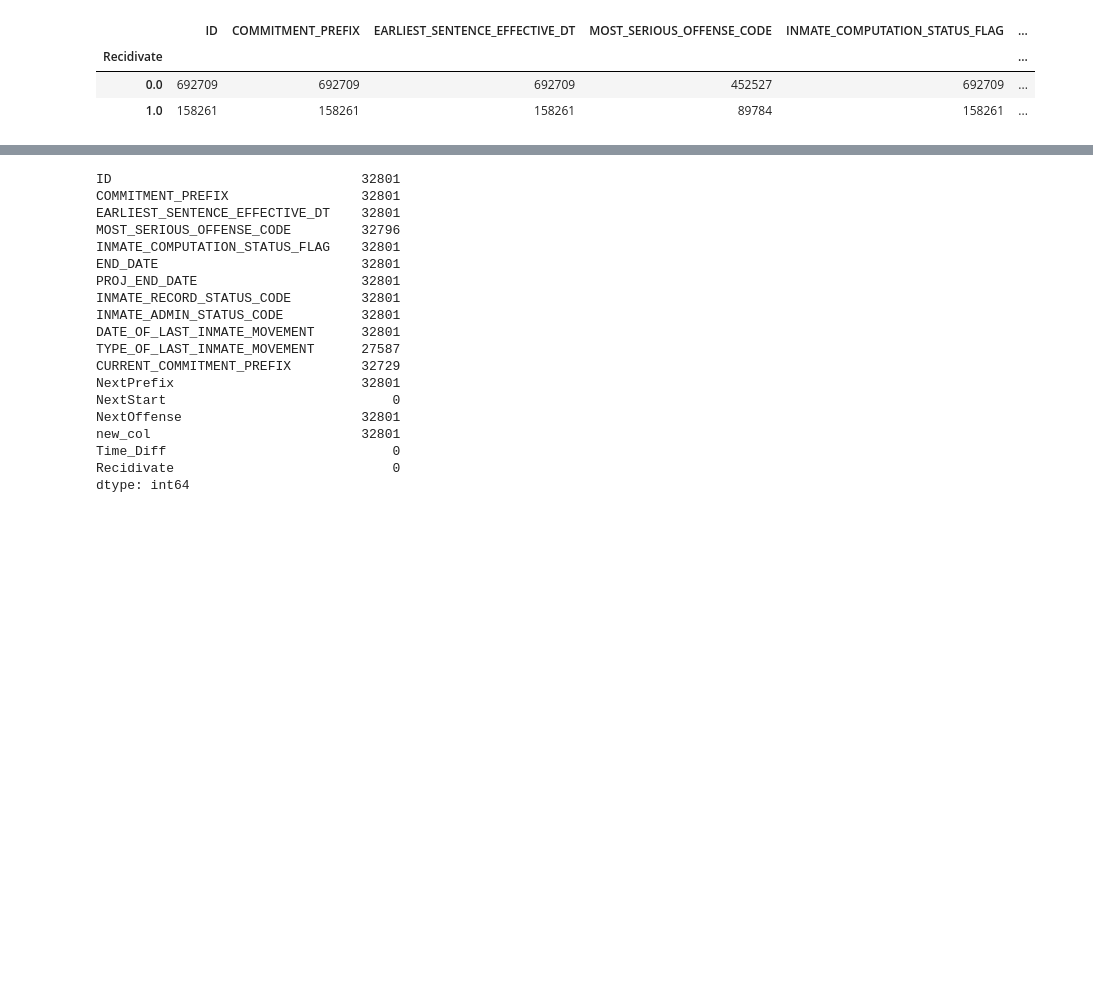
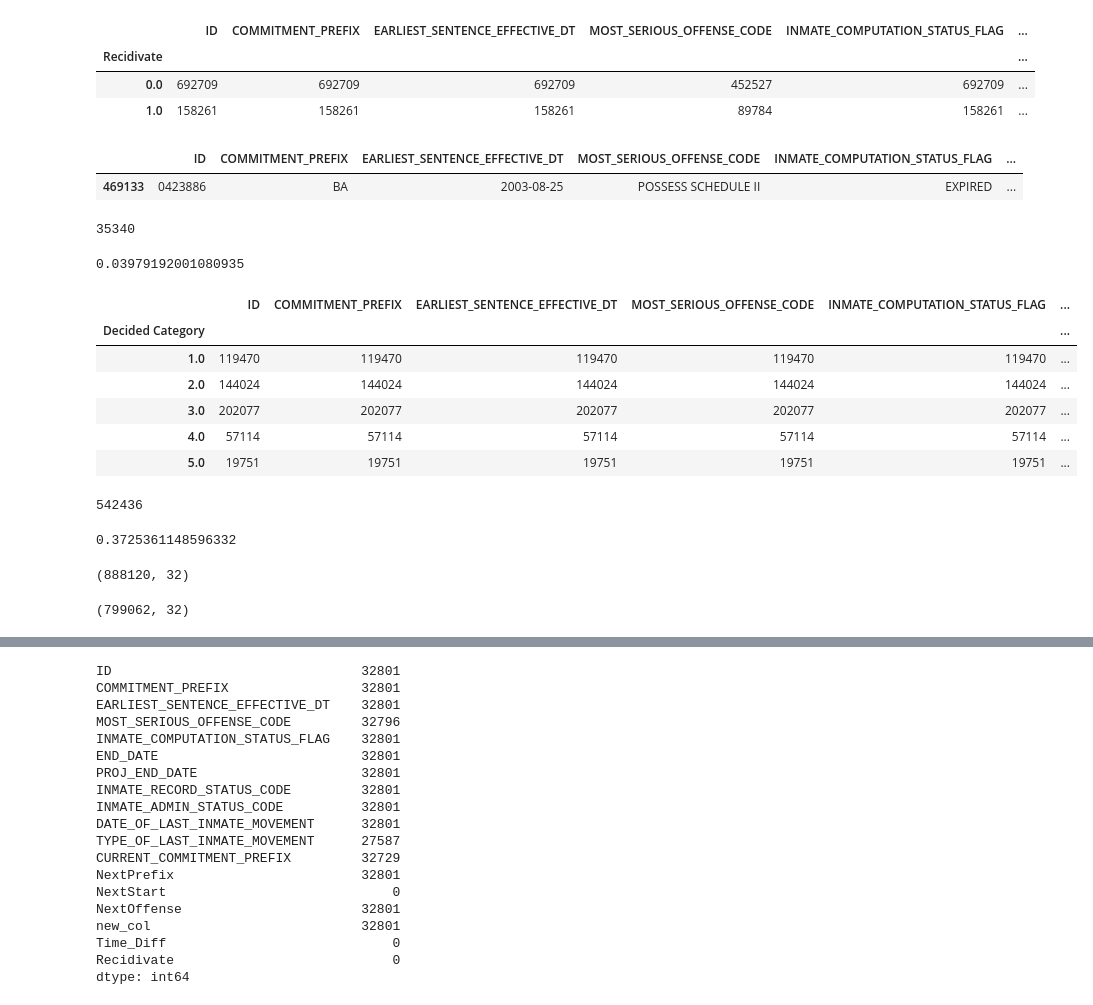
Before and after one commit to christi-liongson/covid_decarceration, a Jupyter notebook: files/build_dataset.ipynb, the cells around one changed output, grey strips where cells are left out. Drawn from its saved outputs; the diff is of its cells as text; code cells hidden in the pictures; blank space fills up the shorter version.

```diff
--- a/files/build_dataset.ipynb
+++ b/files/build_dataset.ipynb
@@ -575,0 +670,41 @@ dataset_flag.groupby('Recidivate').count()
+# %%
+dataset_with_offenses.sample()
+# %% [output]
+|  | ID | COMMITMENT_PREFIX | EARLIEST_SENTENCE_EFFECTIVE_DT | MOST_SERIOUS_OFFENSE_CODE | INMATE_COMPUTATION_STATUS_FLAG | ... |
+| 469133 | 0423886 | BA | 2003-08-25 | POSSESS SCHEDULE II | EXPIRED | ... |
+# %%
+# Accounting for observations:
+    # how many observations are missing a most serious offense code? this should be approximately 33% of the data
+    # of the remaining 66%, how many are missing "primary offense code" which comes from the offenses we coded up?
+    # of offenses that have most serious offense code, we are missing primary offense coded for ~4% of the data
+    # this makes sense, since we intentionally coded up offenses that accounted for 95% of our data
+#dataset_with_offenses['MOST_SERIOUS_OFFENSE_CODE'].isnull().sum()
+dataset_with_offenses[dataset_with_offenses['MOST_SERIOUS_OFFENSE_CODE'].notnull()]['Primary offense code'].isnull().sum()
+# %% [output]
+35340
+# %%
+35340/dataset_with_offenses.shape[0]
+# %% [output]
+0.03979192001080935
+# %%
+dataset_with_offenses.groupby('Decided Category').count()
+# %% [output]
+|  | ID | COMMITMENT_PREFIX | EARLIEST_SENTENCE_EFFECTIVE_DT | MOST_SERIOUS_OFFENSE_CODE | INMATE_COMPUTATION_STATUS_FLAG | ... |
+| Decided Category |  |  |  |  |  | ... |
+| 1.0 | 119470 | 119470 | 119470 | 119470 | 119470 | ... |
+| 2.0 | 144024 | 144024 | 144024 | 144024 | 144024 | ... |
+| 3.0 | 202077 | 202077 | 202077 | 202077 | 202077 | ... |
+| 4.0 | 57114 | 57114 | 57114 | 57114 | 57114 | ... |
+| 5.0 | 19751 | 19751 | 19751 | 19751 | 19751 | ... |
+# %%
+119470 + 144024 + 202077 + 57114 + 19751
+# %% [output]
+542436
+# %%
+202077/542436
+# %% [output]
+0.3725361148596332
+# %%
+dataset_with_offenses.shape
+# %% [output]
+(888120, 32)
@@ -575,0 +714,4 @@ dataset_flag.groupby('Recidivate').count()
+# %%
+dataset_with_offenses.shape
+# %% [output]
+(799062, 32)
```
Also changed, not shown: parts of 23 cells of this notebook.
